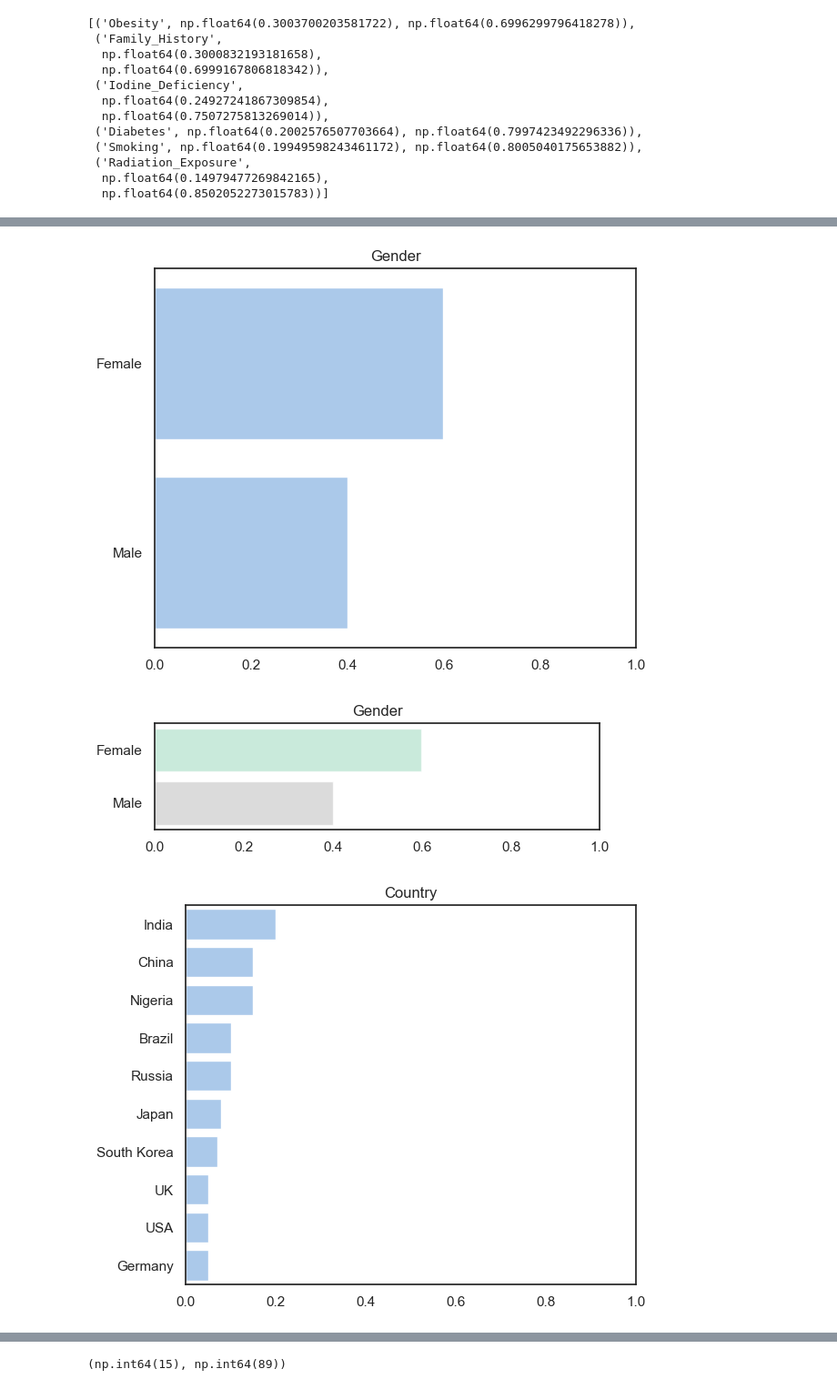
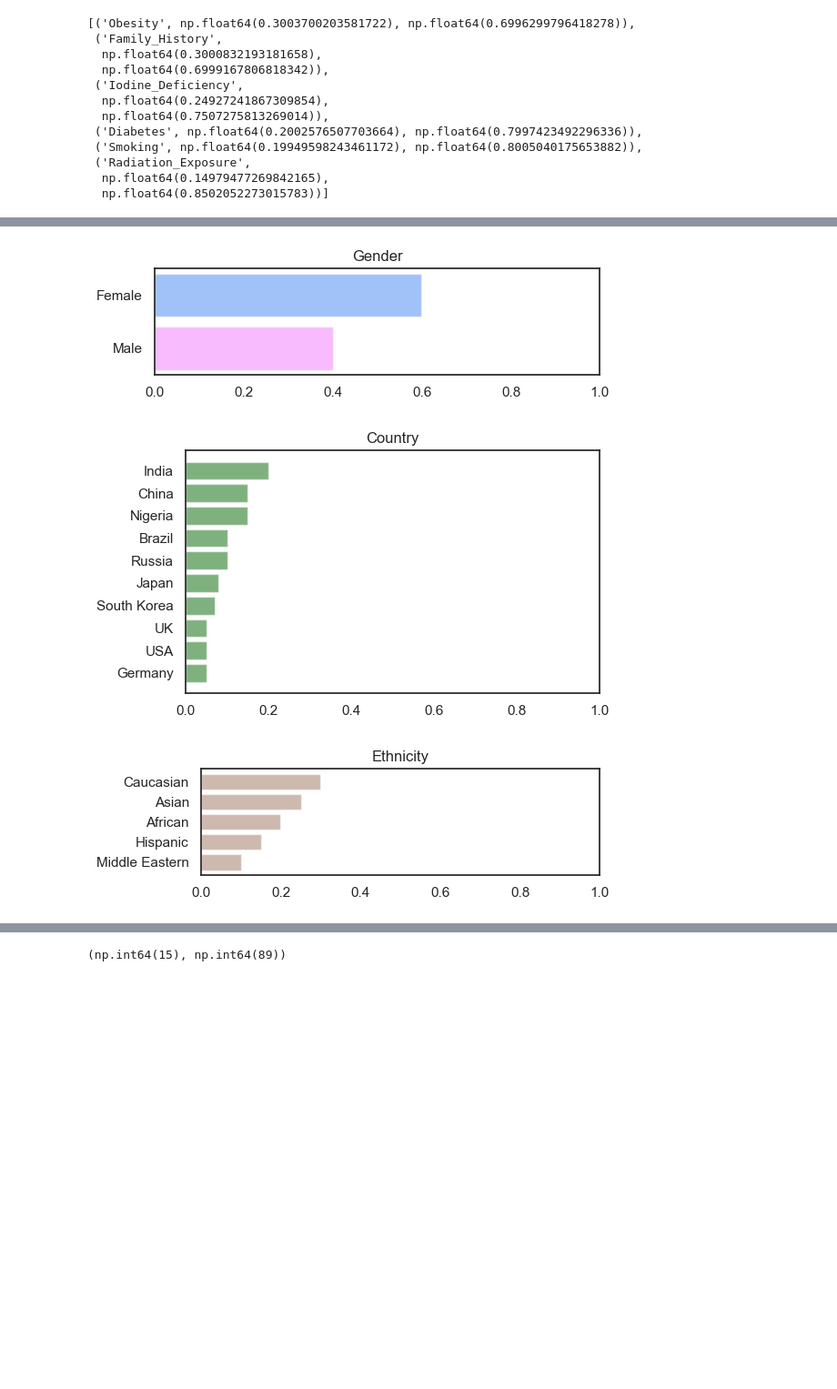
Before and after one commit to andreeriga/Scientific-Visualization-Magistrale, a Jupyter notebook: notebooks/thyroid.ipynb, the cells around one changed output, grey strips where cells are left out. Shown at 91% size. Saved outputs shown, nothing was run; the diff lists cells and outputs as text; code cells hidden in the pictures; blank space fills up the shorter version.

Commit message:
Fixed colors in thyroid and reds in all the files

```diff
--- a/notebooks/thyroid.ipynb
+++ b/notebooks/thyroid.ipynb
@@ -73,8 +73,8 @@ sns.set_theme(style="white")
 
 # Palette personalizzata: Yes = rosso pastello, No = verde pastello
 custom_palette = {
-    "Yes": "#f1090939",  # rosso pastello
-    "No":  "#72f67939"   # verde pastello
+    "Yes": "#ff002b",  # rosso pastello
+    "No": "#07f72b"   # verde pastello
 }
 
 ax = sns.barplot(
@@ -95,8 +95,8 @@ ax.legend_.remove()
 
 # Creo la legenda manuale con alpha corretto
 handles = [
-    Patch(facecolor="#f10909", alpha=0.43, label="Yes"),
-    Patch(facecolor="#72f679", alpha=0.43, label="No")
+    Patch(facecolor="#ff002b", alpha=0.43, label="Yes"),
+    Patch(facecolor="#07f72b", alpha=0.43, label="No")
 ]
 ax.legend(handles=handles, title="")
 
@@ -110,45 +110,56 @@ plt.show()
 # %%
 df = pd.read_csv("../data/thyroid_cancer_dataset.csv")[["Gender","Country","Ethnicity"]]
 
-for col in df.columns:
+colors = [
+    ("#4287f5", "#f279fc"),
+    ("darkgreen"),
+    ("#9c755f"),
+]
+
+for i, col in enumerate(df.columns):
     serie = df[col].value_counts(normalize=True)
     serie.sort_values(inplace=True, ascending=False)
-    sns.set_color_codes("pastel")
-    sns.barplot(x= serie.values, y= [x for x in list(serie.index)], orient='h', color="b")
-    plt.xlabel('')
-    plt.ylabel('')
-    plt.xlim(0, 1.0)
-    plt.tight_layout()
-    plt.title(col)
-    plt.show()
+    # sns.set_color_codes("pastel")
+    # sns.barplot(x= serie.values, y= [x for x in list(serie.index)], orient='h', color="b")
+    # plt.xlabel('')
+    # plt.ylabel('')
+    # plt.xlim(0, 1.0)
+    # plt.tight_layout()
+    # plt.title(col)
+    # plt.show()
 
     # Matplotlib equivalente al grafico seaborn precedente
     fig, ax = plt.subplots(figsize=(6, max(2, 0.35 * len(serie))))
     labels = list(serie.index)
     values = list(serie.values)
     y_pos = np.arange(len(labels))
 
     # palette pastel
-    cmap = plt.get_cmap("Pastel2")
-    colors = [cmap(i / max(1, len(labels) - 1)) for i in range(len(labels))]
+    # cmap = plt.get_cmap("Pastel2")
+    # colors = [cmap(i / max(1, len(labels) - 1)) for i in range(len(labels))]
 
-    bars = ax.barh(y_pos, values, color=colors, alpha=0.7)
+    bars = ax.barh(y_pos, values, color=colors[i], alpha=0.7)
     ax.set_yticks(y_pos)
     ax.set_yticklabels(labels)
     ax.invert_yaxis()  # mantengo ordine simile a seaborn
     ax.set_xlabel("")
     ax.set_ylabel("")
     ax.set_xlim(0, 1.0)
     ax.set_title(col)
     plt.tight_layout()
 
+    ax = plt.gca()
+    for patch in ax.patches:
+        patch.set_alpha(0.5)
+    plt.tight_layout()
+
     # # Annotazioni percentuali a destra delle barre
     # for bar, val in zip(bars, values):
     #     ax.text(bar.get_width() + 0.01, bar.get_y() + bar.get_height() / 2,
     #             f"{val:.1%}", va="center", fontsize=9)
 
     plt.show()
 # %% [output]
-[figure, old version]
+[figure, new version]
-[figure, old version]
+[figure, new version]
-[figure, old version]
+[figure, new version]
```
Also changed, not shown: parts of 5 cells of this notebook, 2 other files.
